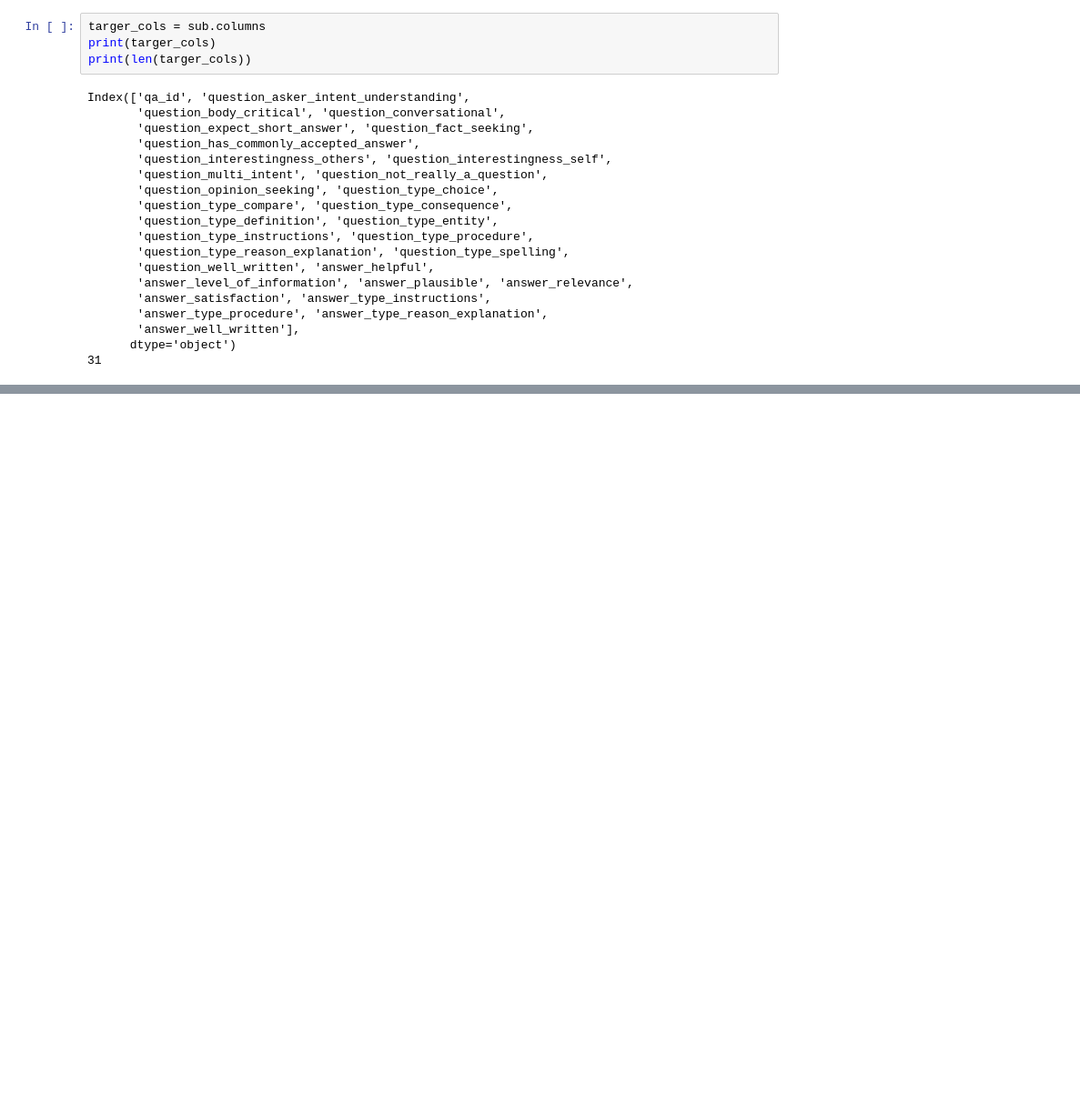
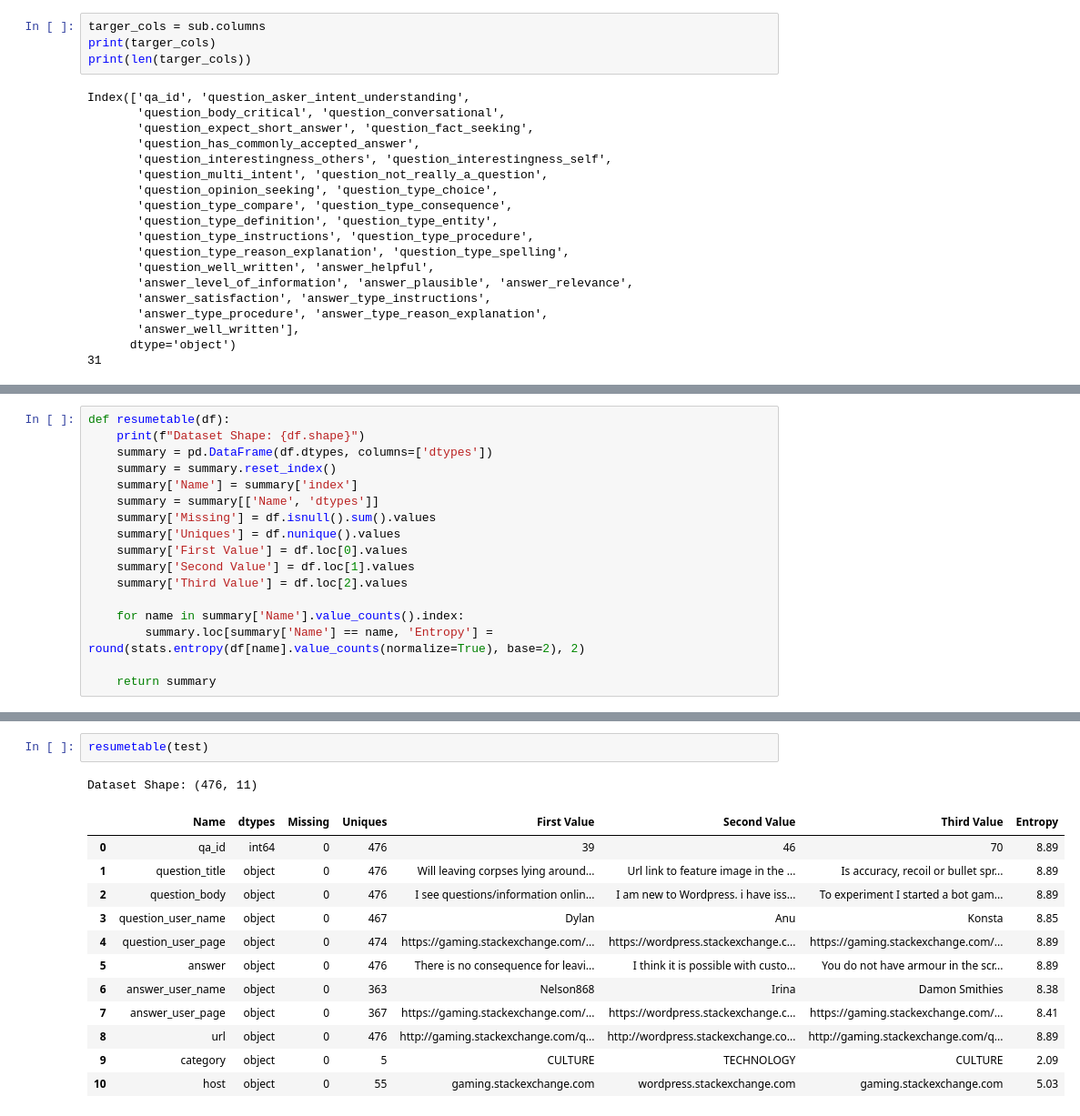
Before and after one commit to prakhar154/GoogleQuestQ-ALabeling, a Jupyter notebook: code.ipynb, the cells around one changed output, grey strips where cells are left out. Shown: that part at 91% size. Saved outputs shown, nothing was run; the diff lists cells and outputs as text; blank space fills up the shorter version.

```diff
--- a/code.ipynb
+++ b/code.ipynb
@@ -100,0 +67,17 @@ dtype: int64
+# %%
+def resumetable(df):
+    print(f"Dataset Shape: {df.shape}")
+    summary = pd.DataFrame(df.dtypes, columns=['dtypes'])
+    summary = summary.reset_index()
+    summary['Name'] = summary['index']
+    summary = summary[['Name', 'dtypes']]
+    summary['Missing'] = df.isnull().sum().values
+    summary['Uniques'] = df.nunique().values
+    summary['First Value'] = df.loc[0].values
+    summary['Second Value'] = df.loc[1].values
+    summary['Third Value'] = df.loc[2].values
+
+    for name in summary['Name'].value_counts().index:
+        summary.loc[summary['Name'] == name, 'Entropy'] = round(stats.entropy(df[name].value_counts(normalize=True), base=2), 2)
+
+    return summary
@@ -100,0 +99,16 @@ dtype: int64
+# %%
+resumetable(test)
+# %% [output]
+Dataset Shape: (476, 11)
+|  | Name | dtypes | Missing | Uniques | First Value | Second Value | Third Value | Entropy |
+| 0 | qa_id | int64 | 0 | 476 | 39 | 46 | 70 | 8.89 |
+| 1 | question_title | object | 0 | 476 | Will leaving corpses lying around... | Url link to feature image in the ... | Is accuracy, recoil or bullet spr... | 8.89 |
+| 2 | question_body | object | 0 | 476 | I see questions/information onlin... | I am new to Wordpress. i have iss... | To experiment I started a bot gam... | 8.89 |
+| 3 | question_user_name | object | 0 | 467 | Dylan | Anu | Konsta | 8.85 |
+| 4 | question_user_page | object | 0 | 474 | https://gaming.stackexchange.com/... | https://wordpress.stackexchange.c... | https://gaming.stackexchange.com/... | 8.89 |
+| 5 | answer | object | 0 | 476 | There is no consequence for leavi... | I think it is possible with custo... | You do not have armour in the scr... | 8.89 |
+| 6 | answer_user_name | object | 0 | 363 | Nelson868 | Irina | Damon Smithies | 8.38 |
+| 7 | answer_user_page | object | 0 | 367 | https://gaming.stackexchange.com/... | https://wordpress.stackexchange.c... | https://gaming.stackexchange.com/... | 8.41 |
+| 8 | url | object | 0 | 476 | http://gaming.stackexchange.com/q... | http://wordpress.stackexchange.co... | http://gaming.stackexchange.com/q... | 8.89 |
+| 9 | category | object | 0 | 5 | CULTURE | TECHNOLOGY | CULTURE | 2.09 |
+| 10 | host | object | 0 | 55 | gaming.stackexchange.com | wordpress.stackexchange.com | gaming.stackexchange.com | 5.03 |
```
Also changed, not shown: parts of 5 cells of this notebook.
